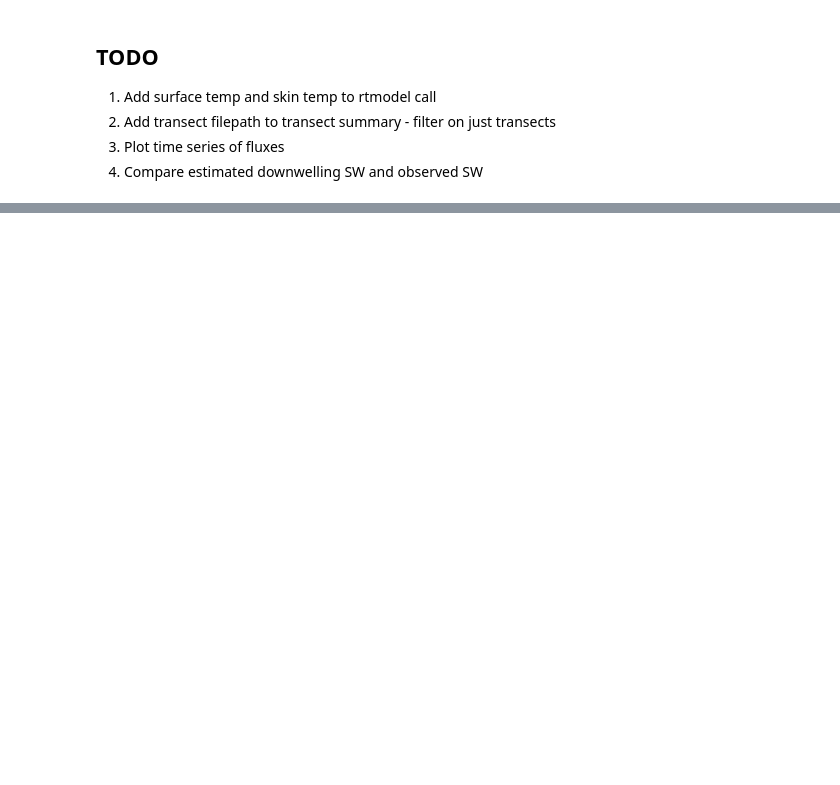
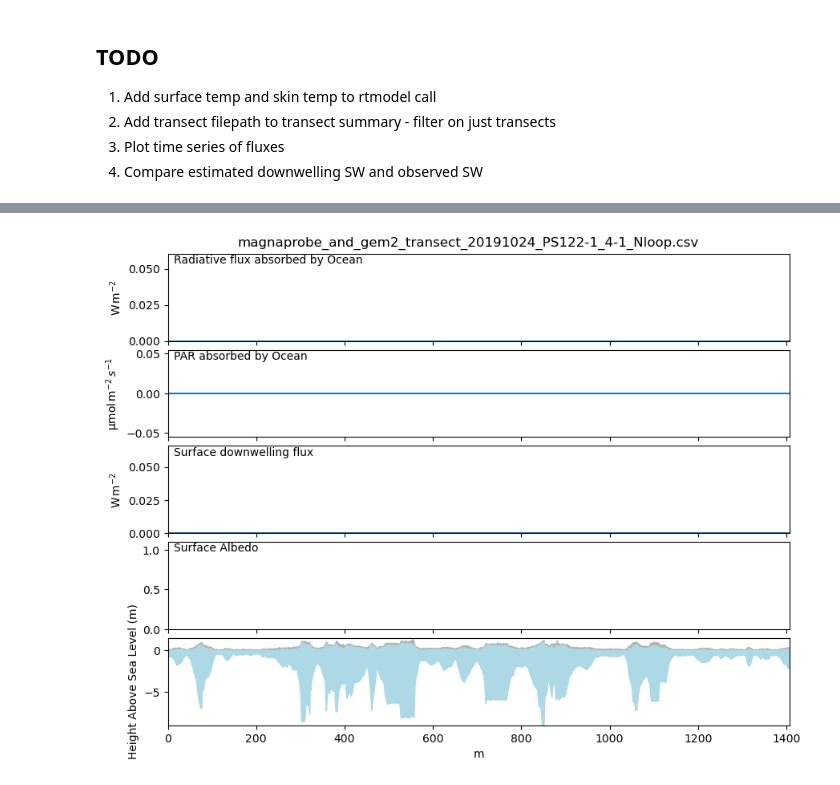
Before and after one commit to nsidc/mosaic_sunlight_underseaice, a Jupyter notebook: notebooks/run_rtmodel_for_cleaned_transects.ipynb, the cells around one changed output, grey strips where cells are left out. Drawn from its saved outputs; the diff is of its cells as text; code cells hidden in the pictures; blank space fills up the shorter version.

```diff
--- a/notebooks/run_rtmodel_for_cleaned_transects.ipynb
+++ b/notebooks/run_rtmodel_for_cleaned_transects.ipynb
@@ -66,0 +32,26 @@ Wall time: 591 ms
+# %%
+%%time
+for transect in FORCING_DATAPATH.glob("**/*.csv"):
+
+    # Make output paths
+    data_path = make_results_path(transect, "seaicert", output_type="data")
+    figure_path = make_results_path(transect, "seaicert", output_type="figure")
+
+    # Create paths if they do not exist
+    figure_path.parent.mkdir(parents=True, exist_ok=True)
+    data_path.parent.mkdir(parents=True, exist_ok=True)
+
+    # Load data
+    df = load_cleaned_transect(transect)
+
+    # Run model
+    rt_df = seaicert_mp(df)
+
+    # Save results
+    rt_df.to_csv(data_path)
+
+    # Make plot and save
+    fig = plot_results(rt_df, title=transect.name)
+    fig.savefig(figure_path)
+    break
+# %% [output]
@@ -67,3 +60,4 @@ Wall time: 591 ms
+[figure, added]
 # %%
 rt_df
 # %% [output]
```
Also changed, not shown: parts of 10 cells of this notebook.
